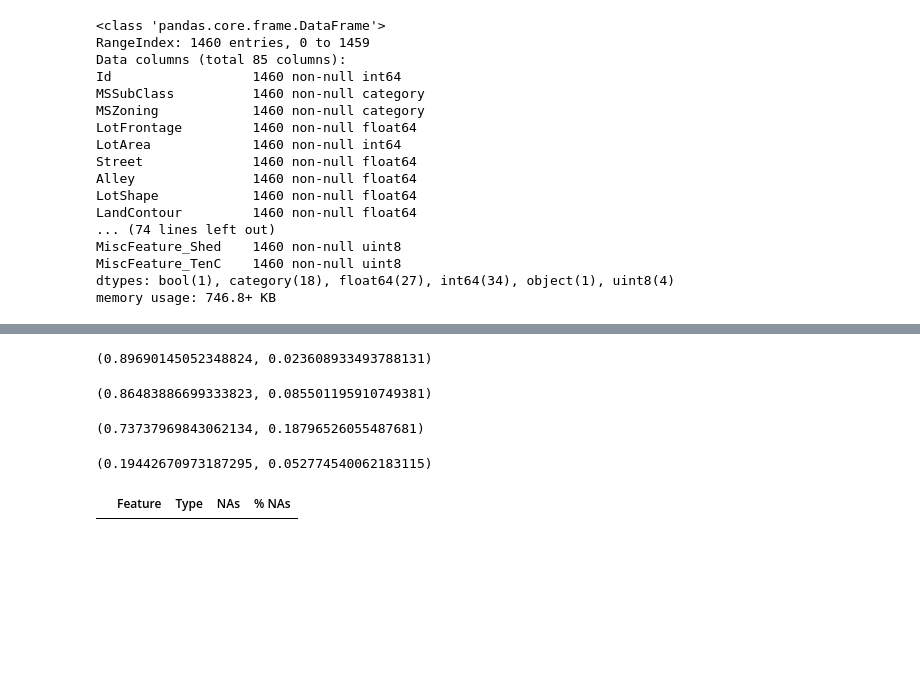
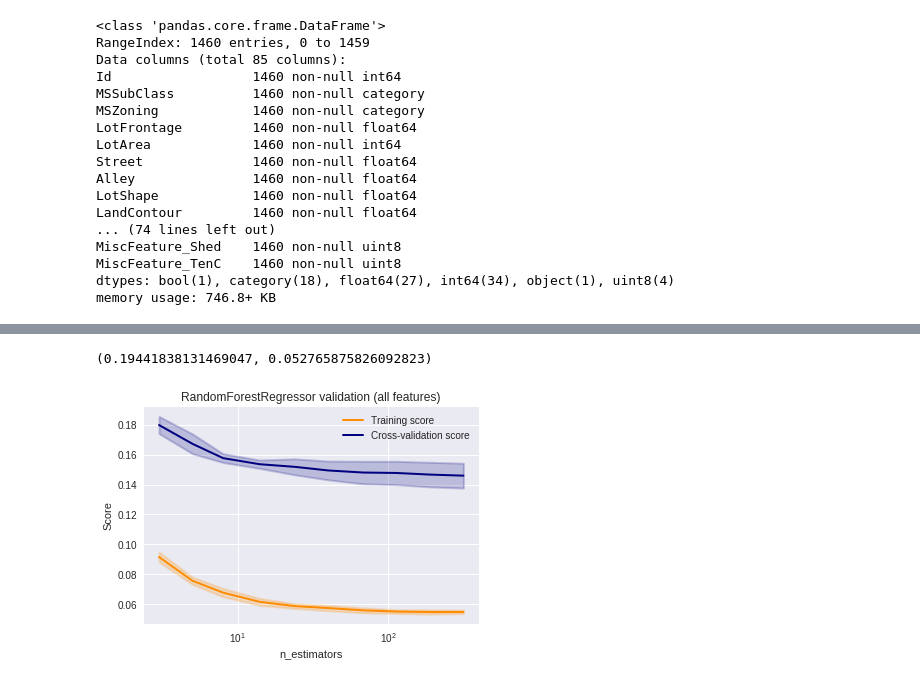
Before and after one commit to Hodapp87/kaggle-house-prices, a Jupyter notebook: Scratch for House Prices competition on Kaggle.ipynb, the cells around one changed output, grey strips where cells are left out. Drawn from its saved outputs; the diff is of its cells as text; code cells hidden in the pictures; blank space fills up the shorter version.

```diff
--- a/Scratch for House Prices competition on Kaggle.ipynb
+++ b/Scratch for House Prices competition on Kaggle.ipynb
@@ -599,37 +593,26 @@ scores = sklearn.model_selection.cross_val_score(rf, train_X, train_Y, cv=10)
 # %%
-xgb = xgboost.sklearn.XGBRegressor(nthread=-1, seed=12346, n_estimators=100)
-scores = sklearn.model_selection.cross_val_score(xgb, train_X, train_Y, cv=10)
+# And reduced:
+lr = sklearn.linear_model.Lasso()
+scores = sklearn.model_selection.cross_val_score(
+    lr, train_X_top, train_Y, cv=10, scoring = rmse)
 (scores.mean(), scores.std())
 # %% [output]
-(0.89690145052348824, 0.023608933493788131)
+(0.19441838131469047, 0.052765875826092823)
-# %%
-rr = sklearn.linear_model.Ridge()
-scores = sklearn.model_selection.cross_val_score(rr, train_X, train_Y, cv=10)
-(scores.mean(), scores.std())
-# %% [output]
-(0.86483886699333823, 0.085501195910749381)
-# %%
-lr = sklearn.linear_model.Lasso()
-scores = sklearn.model_selection.cross_val_score(lr, train_X, train_Y, cv=10)
-(scores.mean(), scores.std())
-# %% [output]
-(0.73737969843062134, 0.18796526055487681)
-# %%
-# Reducing features here doesn't seem to matter:
-train_X = train2.loc[:,cols_numerical].copy()
-lr = sklearn.linear_model.Lasso()
-rmse = sklearn.metrics.make_scorer(
-    lambda a,b: sklearn.metrics.mean_squared_error(a,b)**0.5)
-scores = sklearn.model_selection.cross_val_score(
-    lr, train_X, train_Y, cv=10, scoring = rmse)
-(scores.mean(), scores.std())
-# %% [output]
-(0.19442670973187295, 0.052774540062183115)
-# %%
-# Generate submission:
-train_X = train2.loc[:,cols_numerical]
-test_X = test2.loc[:,cols_numerical]
-# Sanity check:
-summarize_nulls(test_X)
-# %% [output]
-|  | Feature | Type | NAs | % NAs |
+# %%
+rf = sklearn.ensemble.RandomForestRegressor(
+    n_jobs=-1, random_state=12348)
+# TODO: Can I use out-of-bag score here rather than cross-validation?
+est_range = numpy.logspace(0.5, 2.5, 10).astype(int)
+train_scores, valid_scores = sklearn.model_selection.validation_curve(
+    rf,
+    train_X_all,
+    train_Y,
+    "n_estimators",
+    est_range,
+    scoring = rmse)
+
+plt.title("RandomForestRegressor validation (all features)")
+plt.xlabel("n_estimators")
+plot_validation(train_scores, valid_scores, est_range)
+# %% [output]
+[figure, added]
```
Also changed, not shown: parts of 35 cells of this notebook.
